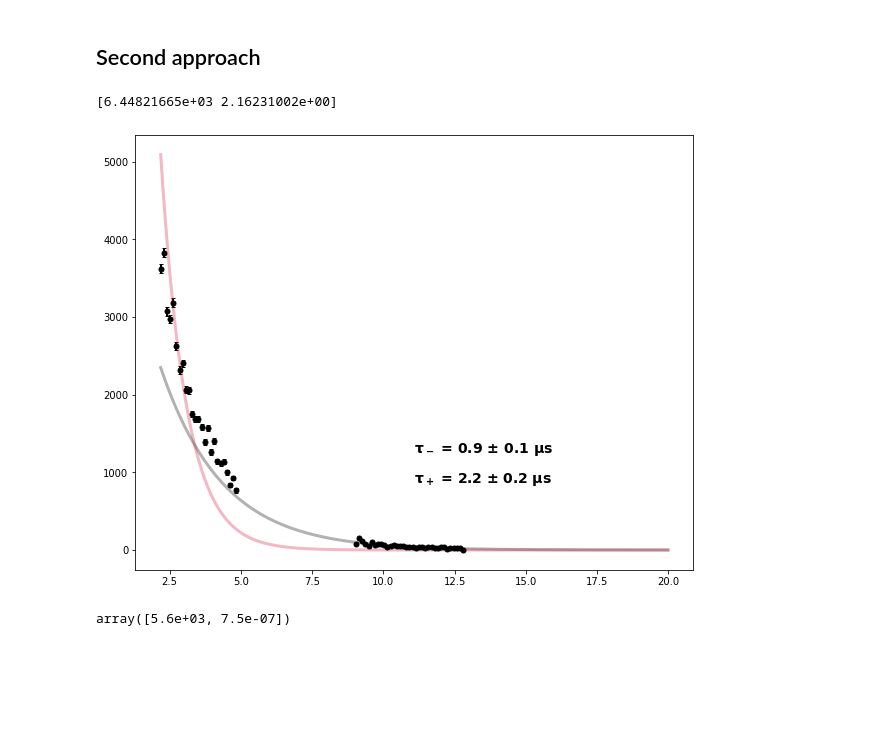
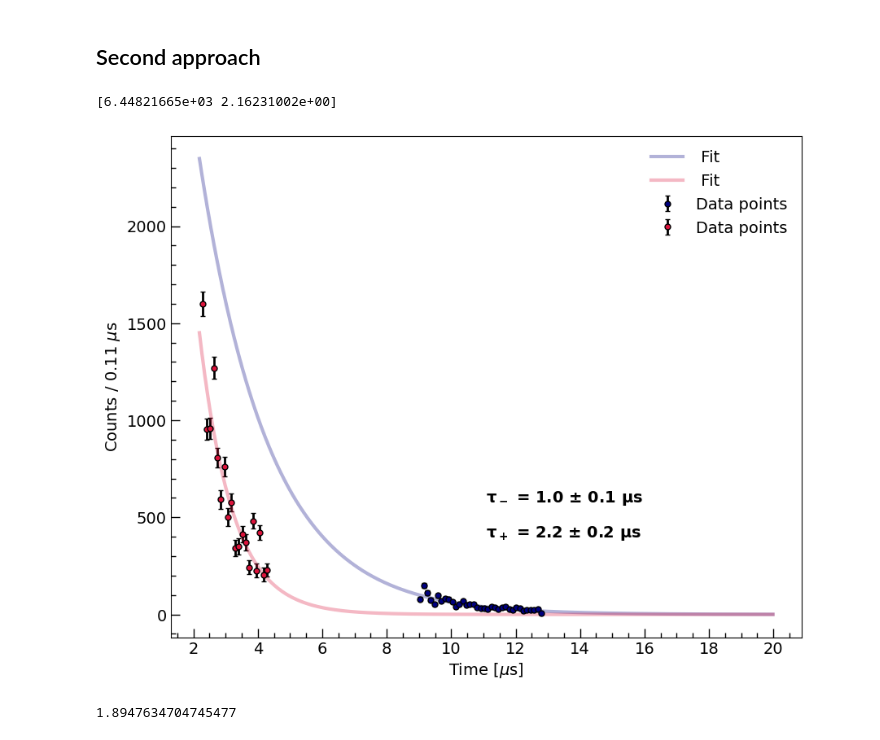
Before and after one commit to trRiccardo/MuonLifetime, a Jupyter notebook: spectra/analysis.ipynb, the cells around one changed output. Saved outputs shown, nothing was run; the diff lists cells and outputs as text; code cells hidden in the pictures; blank space fills up the shorter version.

```diff
--- a/spectra/analysis.ipynb
+++ b/spectra/analysis.ipynb
@@ -117,6 +117,10 @@ plt.show()
 # %%
 def exponential(x, a, tau):
     return a * np.exp(- x / tau)
+# %%
+plt.rcParams.update({'font.family':'sans-serif'})
+plt.rcParams["font.family"] = "serif"
+plt.rcdefaults()
 # %%
 # create plot
 fig, ax = plt.subplots(figsize=(10,8))
@@ -140,48 +144,58 @@ par, cov = op.curve_fit(f = exponential, xdata = x[i_in:i_fin], ydata = n_p, sig
 
 print(par)
 # plot
-ax.errorbar(x[i_in:i_fin], n_p, yerr=poisson_err[i_in:i_fin], label='Data points', marker = 'o',markerfacecolor = 'black',
+ax.errorbar(x[i_in:i_fin], n_p, yerr=poisson_err[i_in:i_fin], label='Data points', marker = 'o',markerfacecolor = 'navy',
                                 markeredgecolor = 'black',markersize=5, lw = 0, ecolor='black', elinewidth=2, capsize=2)
 x_g = np.arange(x[1],20,0.02)
-ax.plot(x_g, exponential(x_g, *par), color = 'black', ls='-', alpha=0.3, lw=3, label = ' Fit')
+ax.plot(x_g, exponential(x_g, *par), color = 'navy', ls='-', alpha=0.3, lw=3, label = ' Fit')
 
 # get parameters
 a_p, tau_p = par
 s_a_p, s_tau_p  = np.sqrt(np.diag(cov))
 
 # fit between 3 us and 6 us
-indeces = np.where(x > 2.1)
+indeces = np.where(x > 2.25)
 i_in = indeces[0][0]
-indeces = np.where(x < 5)
+indeces = np.where(x < 4.5)
 i_fin = indeces[0][-1]
 
 # subtract the baseline
-n_n = n[i_in:i_fin] - baseline - x[i_in:i_fin] * np.exp((x[i_in:i_fin] - 9.)/tau_p)
+# n_n = n[i_in:i_fin] - baseline - exponential(9., *par) * np.exp((x[i_in:i_fin] - 9.)/tau_p)
+n_n = n[i_in:i_fin] - baseline - exponential(x[i_in:i_fin], *par)
 
 # compute fit
-par, cov = op.curve_fit(f = exponential, xdata = x[i_in:i_fin], ydata = n_n, sigma = poisson_err[i_in:i_fin], bounds =((1e2,0.5),(1e5,0.9)))
+par, cov = op.curve_fit(f = exponential, xdata = x[i_in:i_fin], ydata = n_n, sigma = poisson_err[i_in:i_fin], bounds =((1e2,0.5),(1e5,1.5)))
 
 # plot
-ax.errorbar(x[i_in:i_fin], n_n, yerr=poisson_err[i_in:i_fin], label='Data points', marker = 'o',markerfacecolor = 'black',
+ax.errorbar(x[i_in:i_fin], n_n, yerr=poisson_err[i_in:i_fin], label='Data points', marker = 'o',markerfacecolor = 'crimson',
                                 markeredgecolor = 'black',markersize=5, lw = 0, ecolor='black', elinewidth=2, capsize=2)
 x_g = np.arange(x[1],20,0.02)
 ax.plot(x_g, exponential(x_g, *par), color = 'crimson', ls='-', alpha=0.3, lw=3, label = ' Fit')
 
 # get parameters
 a_n, tau_n = par
 s_a_n, s_tau_n  = np.sqrt(np.diag(cov))
 
 # print
 ax.text(0.5,0.27, '$\\mathbf{\\tau_-}$ = %1.1f $\\mathbf{\\pm}$ %1.1f $\\mathbf{\\mu}$s ' % (tau_n, s_tau_n),
         fontweight = 'bold',fontsize = 14,  transform=ax.transAxes)
 ax.text(0.5,0.2, '$\\mathbf{\\tau_+}$ = %1.1f $\\mathbf{\\pm}$ %1.1f $\\mathbf{\\mu}$s ' % (tau_p, s_tau_p),
         fontweight = 'bold',fontsize = 14,  transform=ax.transAxes)
 
+# labels
+ax.set_xlabel("Time [$\mu$s]", fontsize=14)
+ax.set_ylabel("Counts / %1.2f $\mu$s" %binwidth, fontsize=14)
+
+# ticks
+set_ticks(ax, 2, 500)
+
+# legend
+ax.legend(loc="upper right", frameon=False, fontsize=14)
+
 plt.show()
+
+print(a_n/a_p)
 # %% [output]
 [6.44821665e+03 2.16231002e+00]
-[figure, old version]
+[figure, new version]
+1.8947634704745477
-# %%
-par
-# %% [output]
-array([5.6e+03, 7.5e-07])
```
